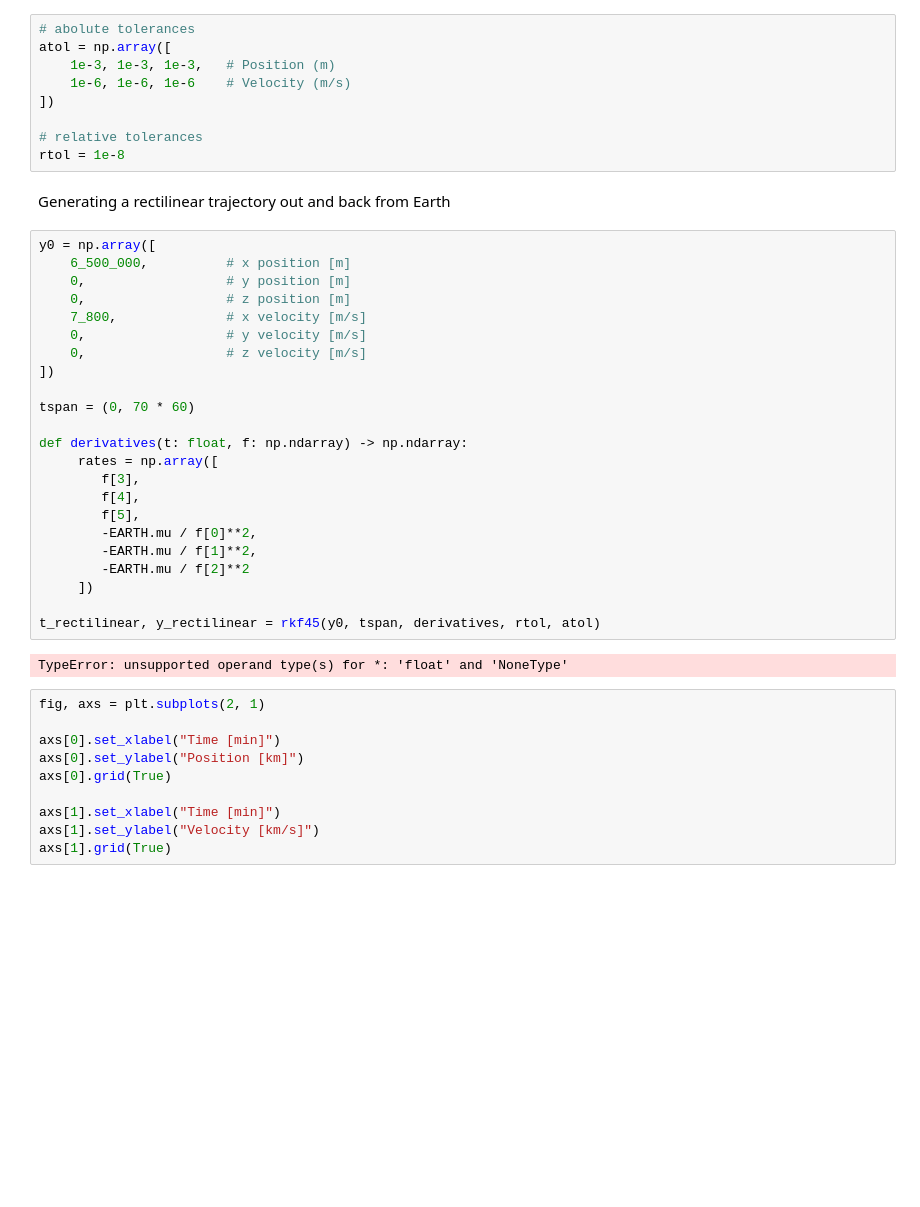
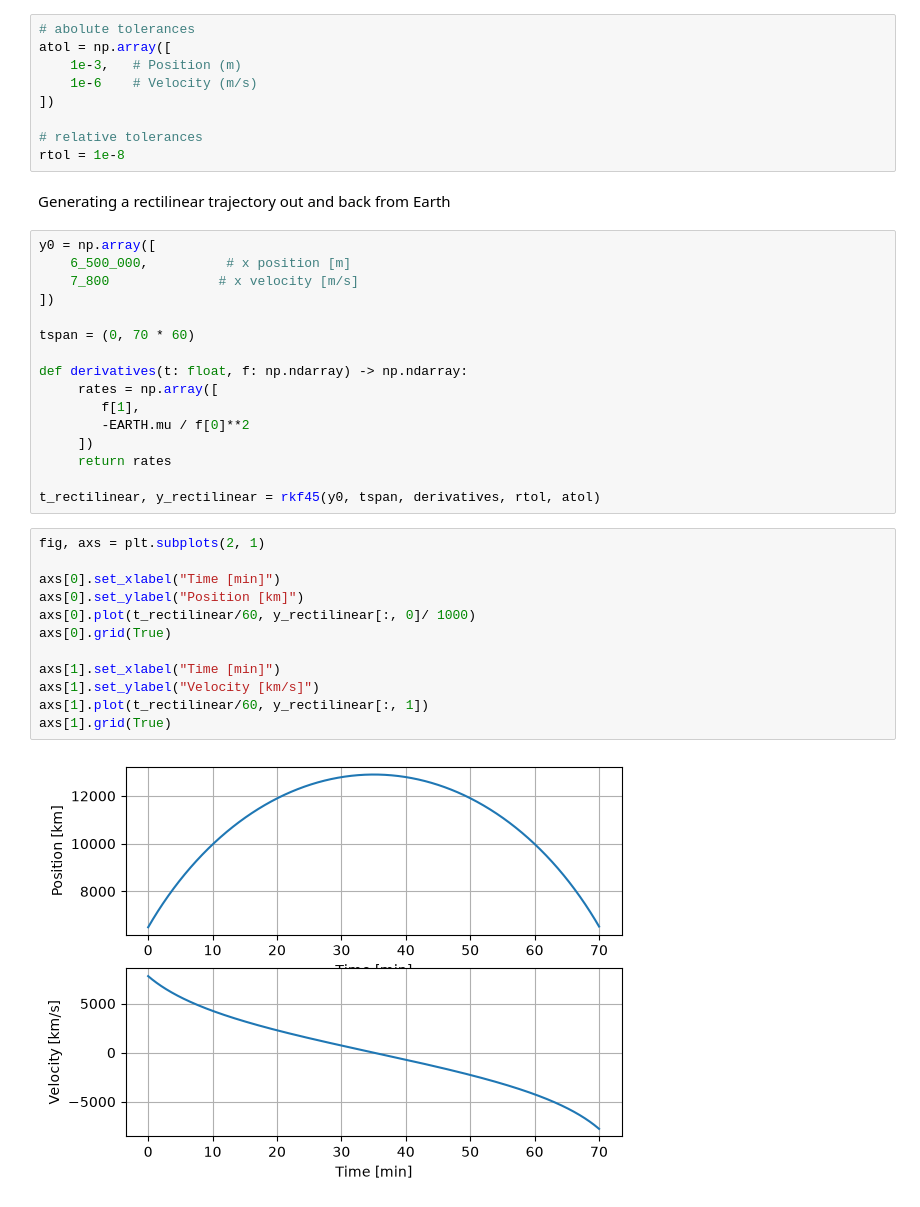
Before and after one commit to LeeroyJenkins007/AYCNFS, a Jupyter notebook: notebooks/integrators.ipynb, the cells around one changed output. Saved outputs shown, nothing was run; the diff lists cells and outputs as text; blank space fills up the shorter version.

```diff
--- a/notebooks/integrators.ipynb
+++ b/notebooks/integrators.ipynb
@@ -8,8 +9,8 @@ from astro_tools.data import EARTH
 # %%
 # abolute tolerances
 atol = np.array([
-    1e-3, 1e-3, 1e-3,   # Position (m)
-    1e-6, 1e-6, 1e-6    # Velocity (m/s)
+    1e-3,   # Position (m)
+    1e-6    # Velocity (m/s)
 ])
 
 # relative tolerances
@@ -19,35 +20,30 @@ Generating a rectilinear trajectory out and back from Earth
 # %%
 y0 = np.array([
     6_500_000,          # x position [m]
-    0,                  # y position [m]
-    0,                  # z position [m]
-    7_800,              # x velocity [m/s]
-    0,                  # y velocity [m/s]
-    0,                  # z velocity [m/s]
+    7_800              # x velocity [m/s]
 ])
 
 tspan = (0, 70 * 60)
 
 def derivatives(t: float, f: np.ndarray) -> np.ndarray:
      rates = np.array([
-        f[3],
-        f[4],
-        f[5],
-        -EARTH.mu / f[0]**2,
-        -EARTH.mu / f[1]**2,
-        -EARTH.mu / f[2]**2
+        f[1],
+        -EARTH.mu / f[0]**2
      ])
+     return rates
 
 t_rectilinear, y_rectilinear = rkf45(y0, tspan, derivatives, rtol, atol)
-# %% [output]
-TypeError: unsupported operand type(s) for *: 'float' and 'NoneType'
 # %%
 fig, axs = plt.subplots(2, 1)
 
 axs[0].set_xlabel("Time [min]")
 axs[0].set_ylabel("Position [km]")
+axs[0].plot(t_rectilinear/60, y_rectilinear[:, 0]/ 1000)
 axs[0].grid(True)
 
 axs[1].set_xlabel("Time [min]")
 axs[1].set_ylabel("Velocity [km/s]")
+axs[1].plot(t_rectilinear/60, y_rectilinear[:, 1])
 axs[1].grid(True)
+# %% [output]
+[figure, added]
```
Also changed, not shown: parts of 3 cells of this notebook, 3 other files.
